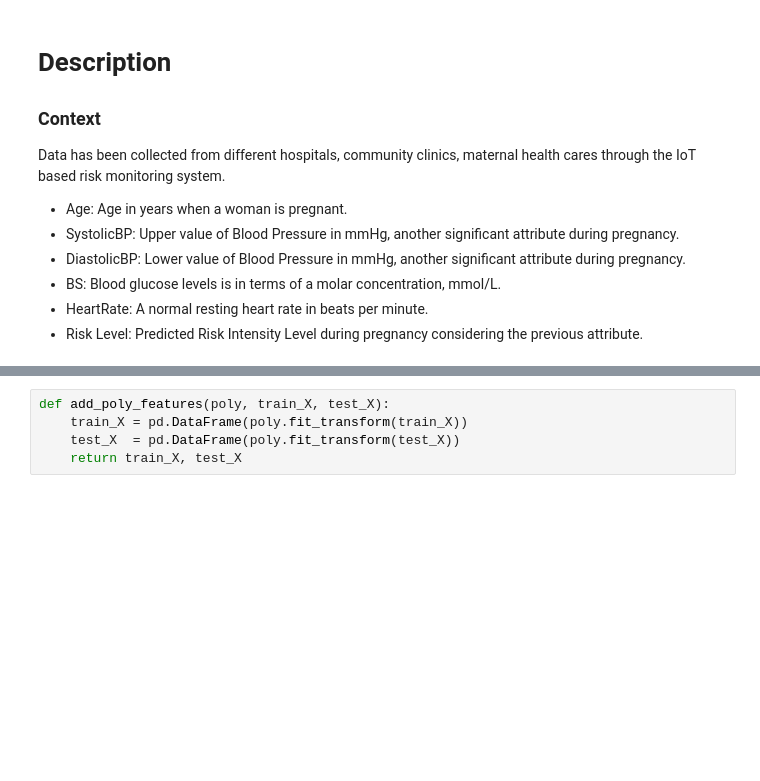
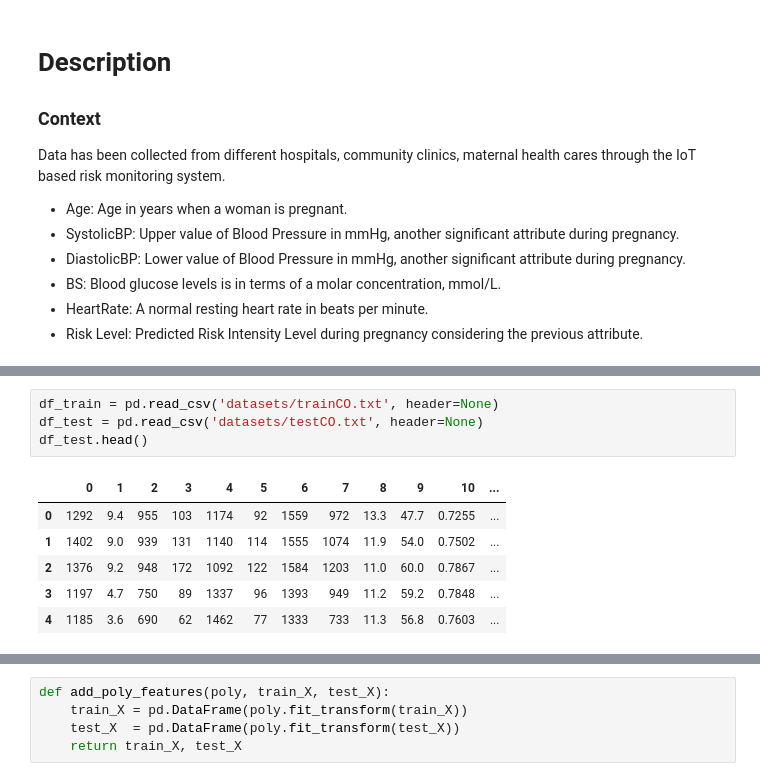
Before and after one commit to illNO/cascade_model, a Jupyter notebook: cascading.ipynb, the cells around one changed output, grey strips where cells are left out. Saved outputs shown, nothing was run; the diff lists cells and outputs as text; blank space fills up the shorter version.

```diff
--- a/cascading.ipynb
+++ b/cascading.ipynb
@@ -42,3 +78,14 @@ from sklearn.preprocessing import StandardScaler
+# %%
+df_train = pd.read_csv('datasets/trainCO.txt', header=None)
+df_test = pd.read_csv('datasets/testCO.txt', header=None)
+df_test.head()
+# %% [output]
+|  | 0 | 1 | 2 | 3 | 4 | 5 | 6 | 7 | 8 | 9 | 10 | ... |
+| 0 | 1292 | 9.4 | 955 | 103 | 1174 | 92 | 1559 | 972 | 13.3 | 47.7 | 0.7255 | ... |
+| 1 | 1402 | 9.0 | 939 | 131 | 1140 | 114 | 1555 | 1074 | 11.9 | 54.0 | 0.7502 | ... |
+| 2 | 1376 | 9.2 | 948 | 172 | 1092 | 122 | 1584 | 1203 | 11.0 | 60.0 | 0.7867 | ... |
+| 3 | 1197 | 4.7 | 750 | 89 | 1337 | 96 | 1393 | 949 | 11.2 | 59.2 | 0.7848 | ... |
+| 4 | 1185 | 3.6 | 690 | 62 | 1462 | 77 | 1333 | 733 | 11.3 | 56.8 | 0.7603 | ... |
 # %%
 !ls
 # %% [output]
```
Also changed, not shown: parts of 60 cells of this notebook, 2 other files.
